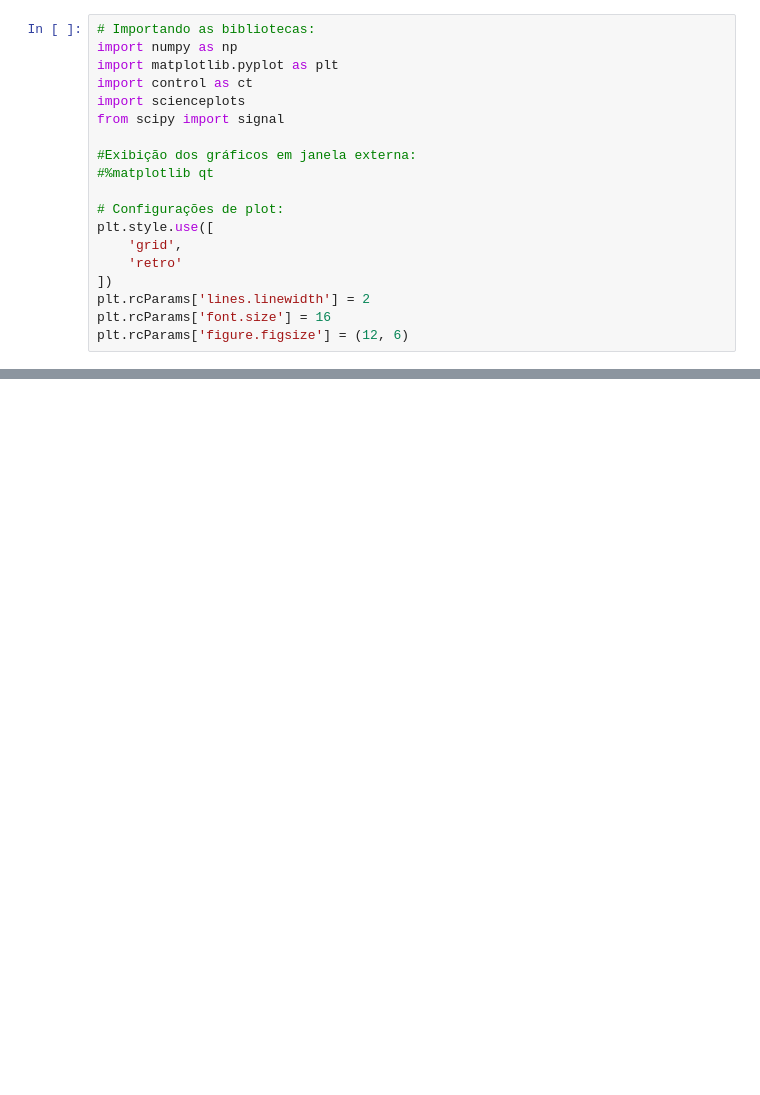
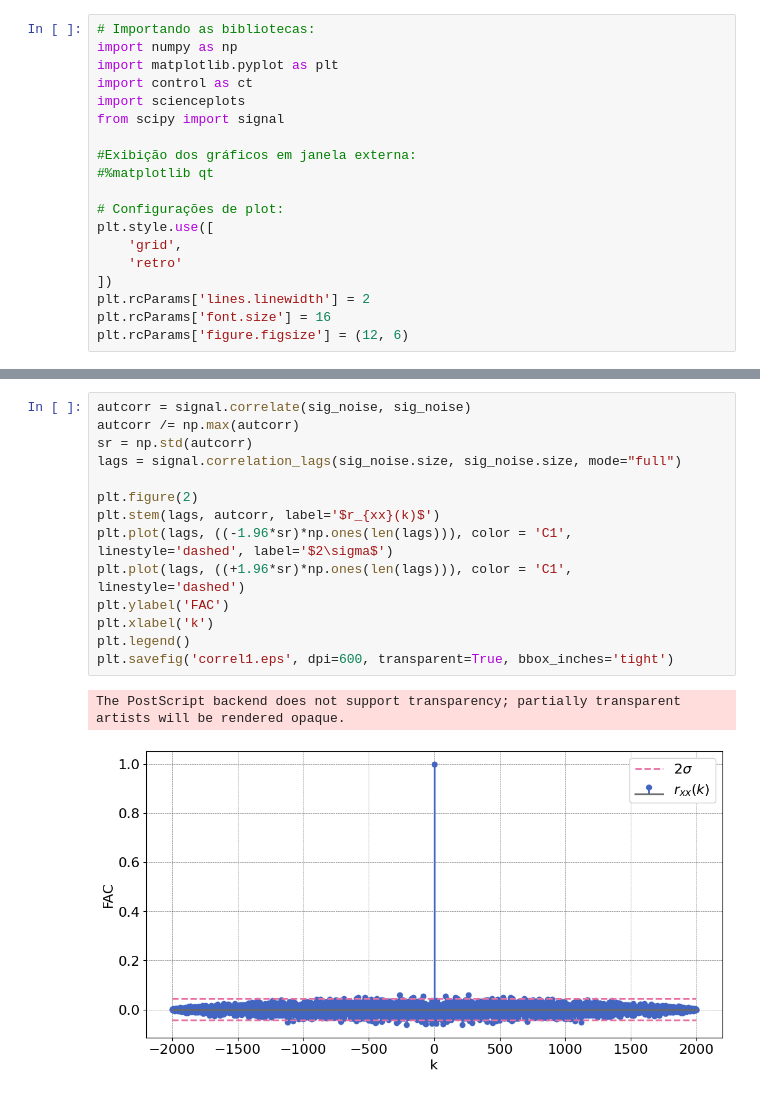
Before and after one commit to ErickNMA/Inst._Ind., a Jupyter notebook: Lista 2/FAC.ipynb, the cells around one changed output, grey strips where cells are left out. Saved outputs shown, nothing was run; the diff lists cells and outputs as text; blank space fills up the shorter version.

```diff
--- a/Lista 2/FAC.ipynb
+++ b/Lista 2/FAC.ipynb
@@ -20,2 +38,19 @@ plt.rcParams['figure.figsize'] = (12, 6)
+# %%
+autcorr = signal.correlate(sig_noise, sig_noise)
+autcorr /= np.max(autcorr)
+sr = np.std(autcorr)
+lags = signal.correlation_lags(sig_noise.size, sig_noise.size, mode="full")
+
+plt.figure(2)
+plt.stem(lags, autcorr, label='$r_{xx}(k)$')
+plt.plot(lags, ((-1.96*sr)*np.ones(len(lags))), color = 'C1', linestyle='dashed', label='$2\sigma$')
+plt.plot(lags, ((+1.96*sr)*np.ones(len(lags))), color = 'C1', linestyle='dashed')
+plt.ylabel('FAC')
+plt.xlabel('k')
+plt.legend()
+plt.savefig('correl1.eps', dpi=600, transparent=True, bbox_inches='tight')
+# %% [output]
+The PostScript backend does not support transparency; partially transparent artists will be rendered opaque.
+[figure, added]
 # %%
 rng = np.random.default_rng()
```
Also changed, not shown: parts of 3 cells of this notebook, 7 other files.
